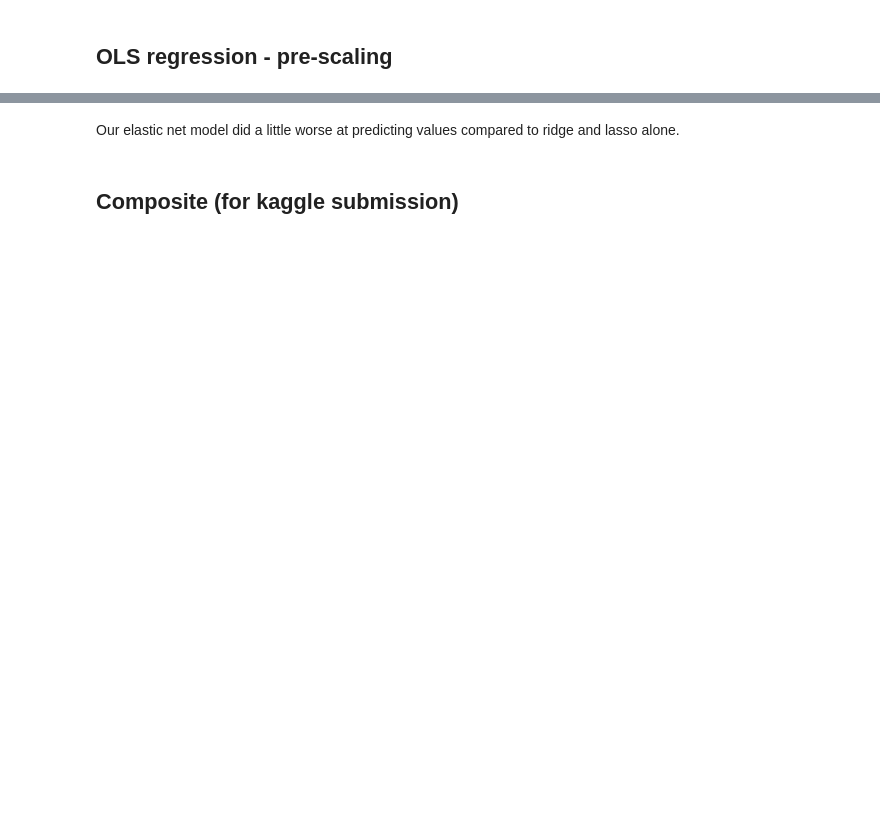
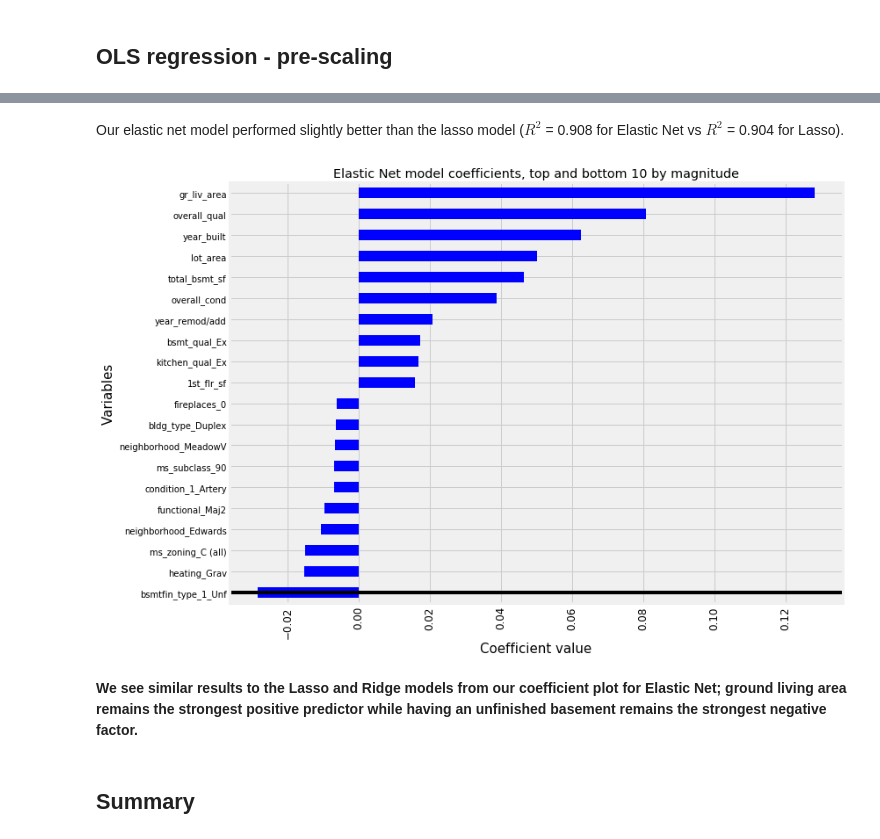
Before and after one commit to gd32/DSI_Project_2, a Jupyter notebook: notebooks/03_Modeling.ipynb, the cells around one changed output, grey strips where cells are left out. Cells and saved outputs as stored; diff of their text form; code cells hidden in the pictures; blank space fills up the shorter version.

```diff
--- a/notebooks/03_Modeling.ipynb
+++ b/notebooks/03_Modeling.ipynb
@@ -215,9 +170,9 @@ This OLS model improved our R2 score to 0.889 and reduced our RMSE by 0.008.
 # %%
-el_params = {'elastic__alpha': np.arange(0.01, 1.0, 0.05),
-             'elastic__l1_ratio': np.arange(0.01, 1.0, 0.05)}
+el_params = {'alpha': np.arange(0.01, 1.0, 0.05),
+             'l1_ratio': np.arange(0.01, 1.0, 0.05)}
 
-gs_el = GridSearchCV(pipe_el, param_grid = el_params)
+gs_el = GridSearchCV(ElasticNet(), param_grid = el_params)
 
 gs_el.fit(X_train, y_train)
-gs_el.score(X_train, y_train)
+gs_el.score(X_train, y_train), gs_el.score(X_test, y_test)
 # %% [output]
@@ -239,4 +191,0 @@ elastic_preds = gs_el.predict(test_features)
-# %% [markdown]
-Our elastic net model did a little worse at predicting values compared to ridge and lasso alone.
-# %% [markdown]
-## Composite (for kaggle submission)
@@ -244,0 +192,10 @@ composite_preds = (elastic_preds + lasso_preds + ridge_preds)/3
+# %% [markdown]
+Our elastic net model performed slightly better than the lasso model ($R^2$ = 0.908 for Elastic Net vs $R^2$ = 0.904 for Lasso).
+# %%
+coef_plot(gs_el, 'Elastic Net')
+# %% [output]
+[figure, added]
+# %% [markdown]
+**We see similar results to the Lasso and Ridge models from our coefficient plot for Elastic Net; ground living area remains the strongest positive predictor while having an unfinished basement remains the strongest negative factor.**
+# %% [markdown]
+## Summary
```
Also changed, not shown: parts of 74 cells of this notebook, 2 other files.
